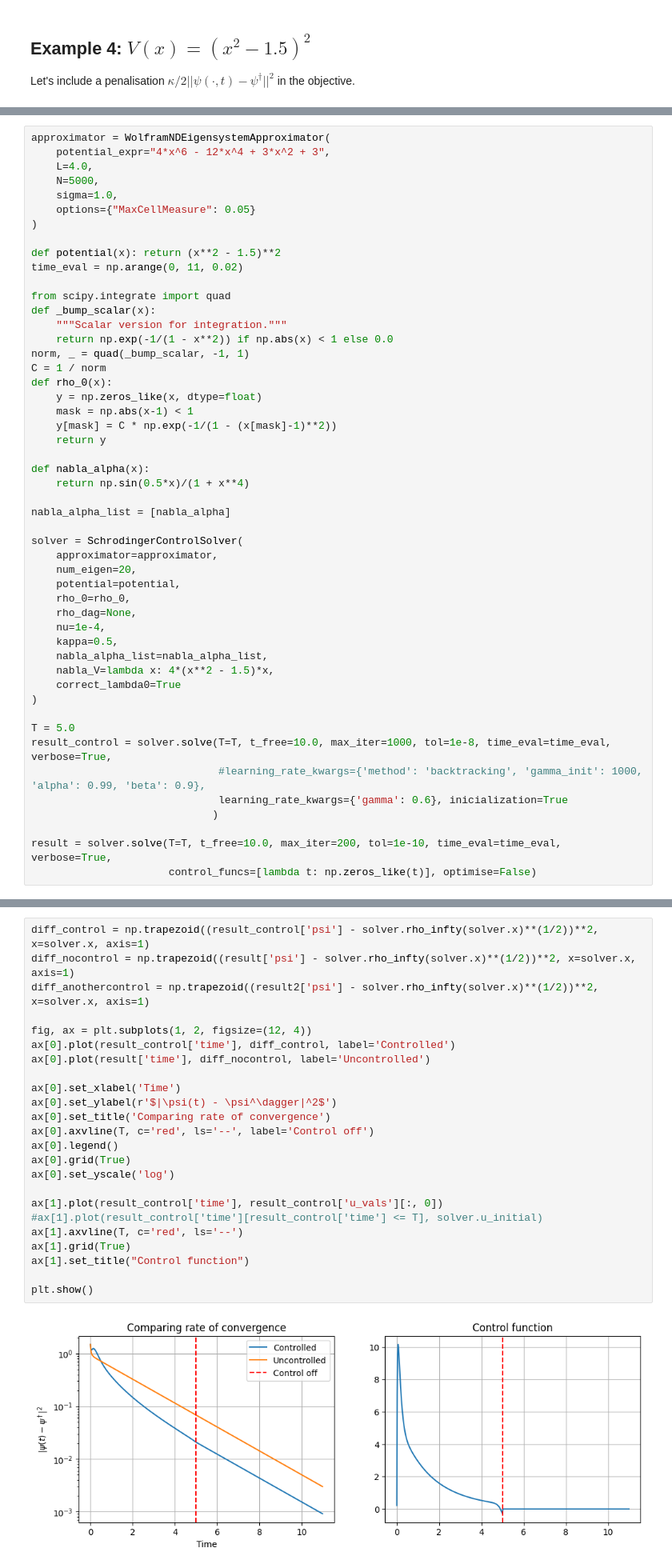
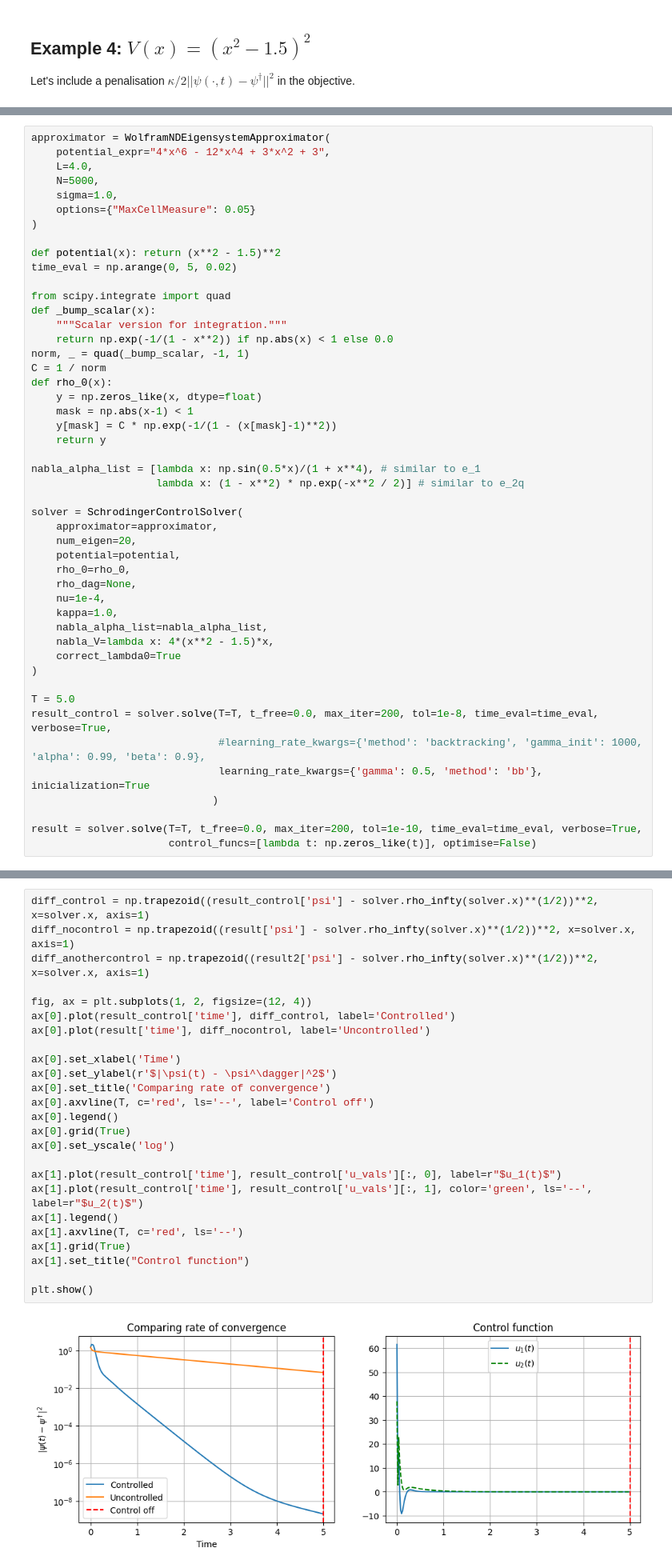
Before and after one commit to lucasmoschen/spectral-fp-opt-control, a Jupyter notebook: notebooks/optimal_control_problem.ipynb, the cells around one changed output, grey strips where cells are left out. Shown at 80% size. Drawn from its saved outputs; the diff is of its cells as text.

```diff
--- a/notebooks/optimal_control_problem.ipynb
+++ b/notebooks/optimal_control_problem.ipynb
@@ -548,7 +548,7 @@ approximator = WolframNDEigensystemApproximator(
 )
 
 def potential(x): return (x**2 - 1.5)**2
-time_eval = np.arange(0, 11, 0.02)
+time_eval = np.arange(0, 5, 0.02)
 
 from scipy.integrate import quad
 def _bump_scalar(x):
@@ -562,10 +562,8 @@ def rho_0(x):
     y[mask] = C * np.exp(-1/(1 - (x[mask]-1)**2))
     return y
 
-def nabla_alpha(x):
-    return np.sin(0.5*x)/(1 + x**4)
-
-nabla_alpha_list = [nabla_alpha]
+nabla_alpha_list = [lambda x: np.sin(0.5*x)/(1 + x**4), # similar to e_1
+                    lambda x: (1 - x**2) * np.exp(-x**2 / 2)] # similar to e_2q
 
 solver = SchrodingerControlSolver(
     approximator=approximator,
@@ -574,19 +572,19 @@ solver = SchrodingerControlSolver(
     rho_0=rho_0,
     rho_dag=None,
     nu=1e-4,
-    kappa=0.5,
+    kappa=1.0,
     nabla_alpha_list=nabla_alpha_list,
     nabla_V=lambda x: 4*(x**2 - 1.5)*x,
     correct_lambda0=True
 )
 
 T = 5.0
-result_control = solver.solve(T=T, t_free=10.0, max_iter=1000, tol=1e-8, time_eval=time_eval, verbose=True,
+result_control = solver.solve(T=T, t_free=0.0, max_iter=200, tol=1e-8, time_eval=time_eval, verbose=True,
                               #learning_rate_kwargs={'method': 'backtracking', 'gamma_init': 1000, 'alpha': 0.99, 'beta': 0.9},
-                              learning_rate_kwargs={'gamma': 0.6}, inicialization=True
+                              learning_rate_kwargs={'gamma': 0.5, 'method': 'bb'}, inicialization=True
                              )
 
-result = solver.solve(T=T, t_free=10.0, max_iter=200, tol=1e-10, time_eval=time_eval, verbose=True,
+result = solver.solve(T=T, t_free=0.0, max_iter=200, tol=1e-10, time_eval=time_eval, verbose=True,
                       control_funcs=[lambda t: np.zeros_like(t)], optimise=False)
 # %% [output]
 WARNING - Using LQR inicialization
@@ -609,29 +607,30 @@ WARNING - Maximum number of iterations attained
 # %%
 diff_control = np.trapezoid((result_control['psi'] - solver.rho_infty(solver.x)**(1/2))**2, x=solver.x, axis=1)
 diff_nocontrol = np.trapezoid((result['psi'] - solver.rho_infty(solver.x)**(1/2))**2, x=solver.x, axis=1)
 diff_anothercontrol = np.trapezoid((result2['psi'] - solver.rho_infty(solver.x)**(1/2))**2, x=solver.x, axis=1)
 
 fig, ax = plt.subplots(1, 2, figsize=(12, 4))
 ax[0].plot(result_control['time'], diff_control, label='Controlled')
 ax[0].plot(result['time'], diff_nocontrol, label='Uncontrolled')
 
 ax[0].set_xlabel('Time')
 ax[0].set_ylabel(r'$|\psi(t) - \psi^\dagger|^2$')
 ax[0].set_title('Comparing rate of convergence')
 ax[0].axvline(T, c='red', ls='--', label='Control off')
 ax[0].legend()
 ax[0].grid(True)
 ax[0].set_yscale('log')
 
-ax[1].plot(result_control['time'], result_control['u_vals'][:, 0])
-#ax[1].plot(result_control['time'][result_control['time'] <= T], solver.u_initial)
+ax[1].plot(result_control['time'], result_control['u_vals'][:, 0], label=r"$u_1(t)$")
+ax[1].plot(result_control['time'], result_control['u_vals'][:, 1], color='green', ls='--', label=r"$u_2(t)$")
+ax[1].legend()
 ax[1].axvline(T, c='red', ls='--')
 ax[1].grid(True)
 ax[1].set_title("Control function")
 
 plt.show()
 # %% [output]
-[figure, old version]
+[figure, new version]
 # %%
 num_plots = 12
 rows, cols = 3, 4  # 3 rows x 4 cols = 12 subplots
```
Also changed, not shown: parts of 10 cells of this notebook, 2 other files.
